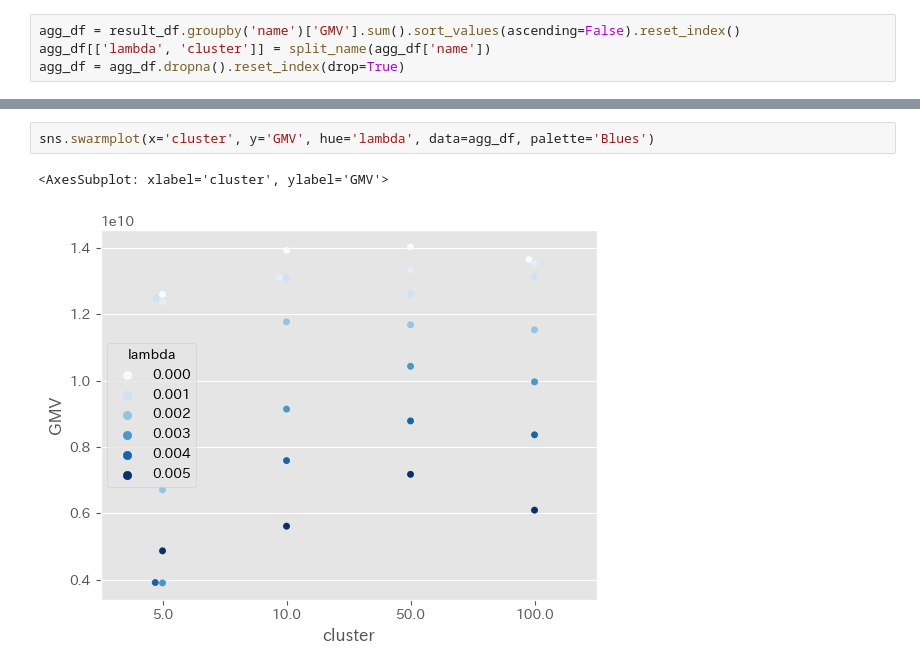
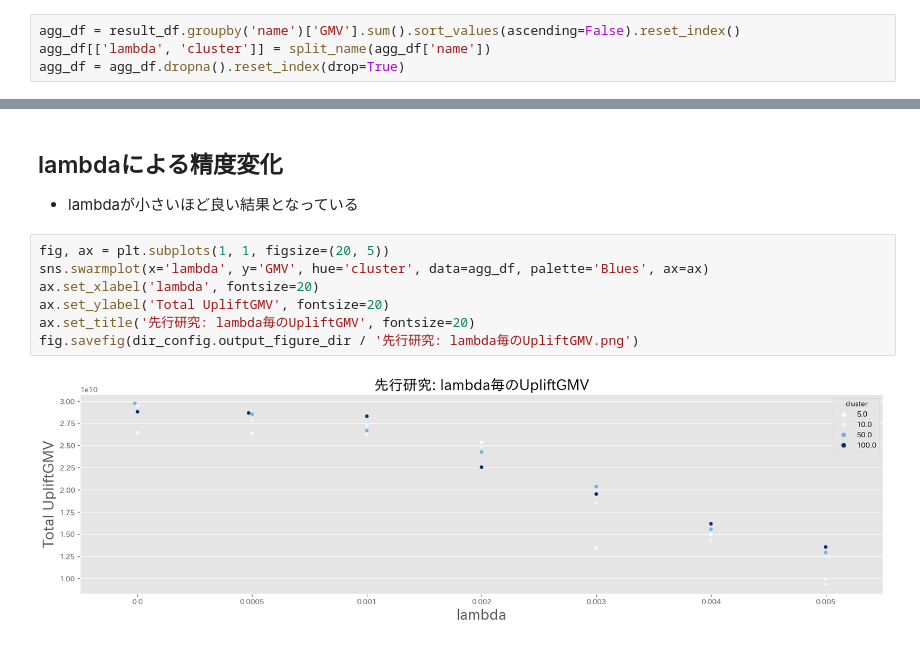
Before and after one commit to tubo213/graduation_research, a Jupyter notebook: notebooks/evaluation/eval_previous.ipynb, the cells around one changed output, grey strips where cells are left out. Drawn from its saved outputs; the diff is of its cells as text.

```diff
--- a/notebooks/evaluation/eval_previous.ipynb
+++ b/notebooks/evaluation/eval_previous.ipynb
@@ -217,5 +311,12 @@ sns.swarmplot(x='lambda', y='GMV', hue='cluster', data=agg_df, palette='Blues')
-# %%
-sns.swarmplot(x='cluster', y='GMV', hue='lambda', data=agg_df, palette='Blues')
-# %% [output]
-<AxesSubplot: xlabel='cluster', ylabel='GMV'>
-[figure, removed]
+# %% [markdown]
+## lambdaによる精度変化
+- lambdaが小さいほど良い結果となっている
+# %%
+fig, ax = plt.subplots(1, 1, figsize=(20, 5))
+sns.swarmplot(x='lambda', y='GMV', hue='cluster', data=agg_df, palette='Blues', ax=ax)
+ax.set_xlabel('lambda', fontsize=20)
+ax.set_ylabel('Total UpliftGMV', fontsize=20)
+ax.set_title('先行研究: lambda毎のUpliftGMV', fontsize=20)
+fig.savefig(dir_config.output_figure_dir / '先行研究: lambda毎のUpliftGMV.png')
+# %% [output]
+[figure, added]
```
Also changed, not shown: parts of 15 cells of this notebook, 7 other files.
